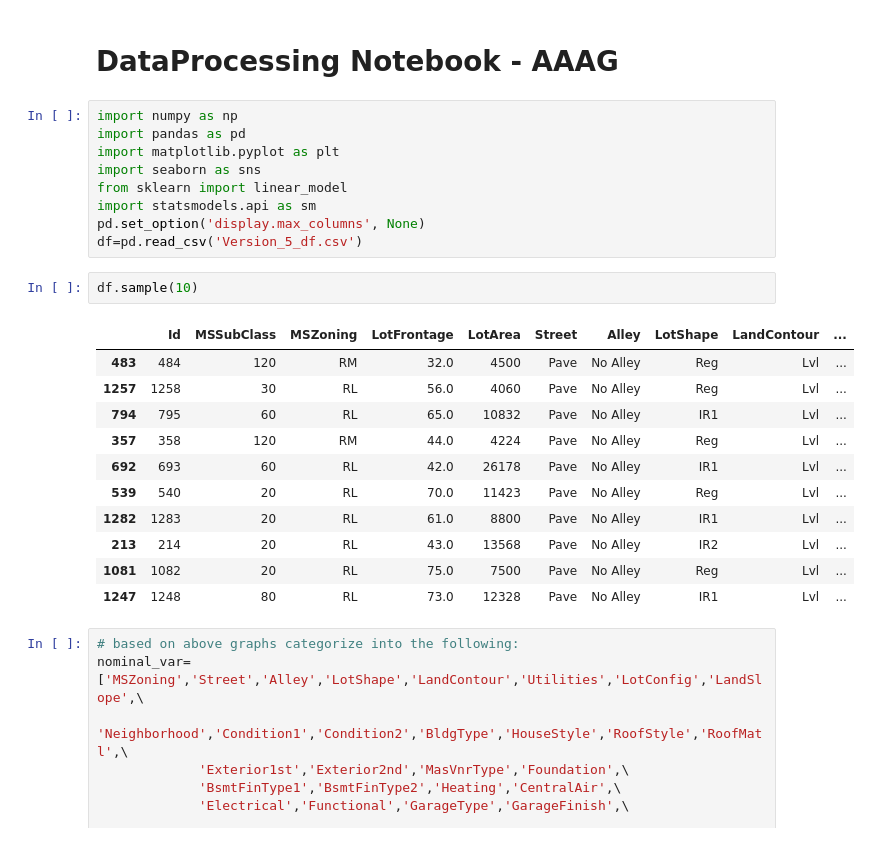
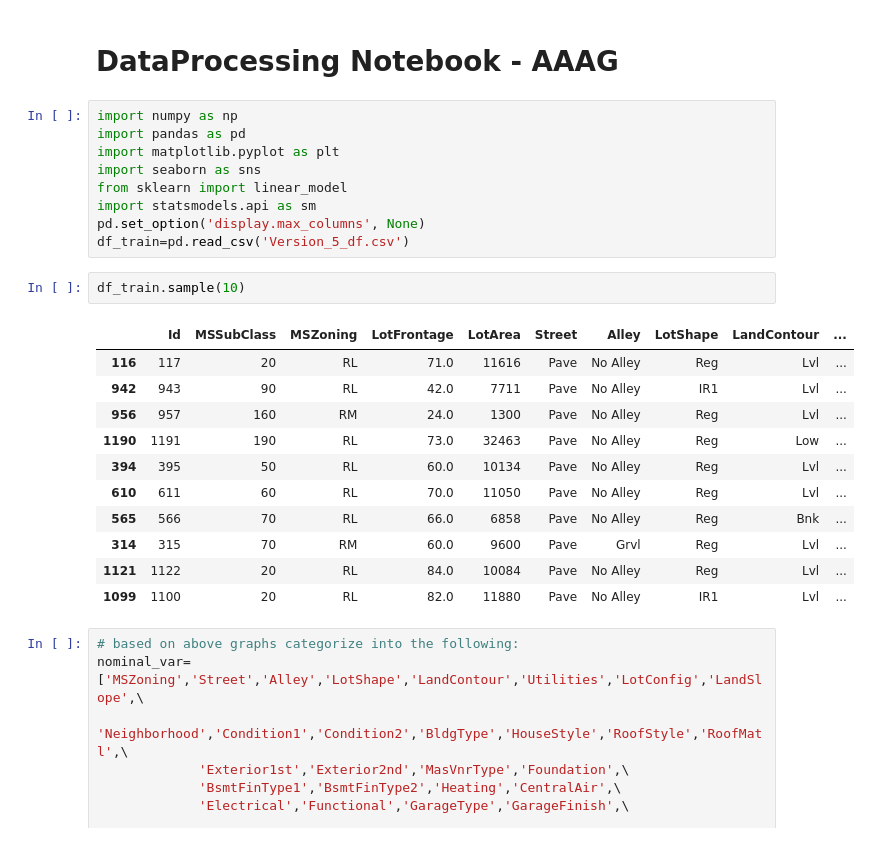
Before and after one commit to AronBerke/Kaggle_Housing_Project, a Jupyter notebook: Austin/DataProcessingFunctions.ipynb, the cells around one changed output. Cells and saved outputs as stored; diff of their text form.

```diff
--- a/Austin/DataProcessingFunctions.ipynb
+++ b/Austin/DataProcessingFunctions.ipynb
@@ -8,21 +8,21 @@ import seaborn as sns
 from sklearn import linear_model
 import statsmodels.api as sm
 pd.set_option('display.max_columns', None)
-df=pd.read_csv('Version_5_df.csv')
+df_train=pd.read_csv('Version_5_df.csv')
 # %%
-df.sample(10)
+df_train.sample(10)
 # %% [output]
 |  | Id | MSSubClass | MSZoning | LotFrontage | LotArea | Street | Alley | LotShape | LandContour | ... |
-| 483 | 484 | 120 | RM | 32.0 | 4500 | Pave | No Alley | Reg | Lvl | ... |
-| 1257 | 1258 | 30 | RL | 56.0 | 4060 | Pave | No Alley | Reg | Lvl | ... |
-| 794 | 795 | 60 | RL | 65.0 | 10832 | Pave | No Alley | IR1 | Lvl | ... |
-| 357 | 358 | 120 | RM | 44.0 | 4224 | Pave | No Alley | Reg | Lvl | ... |
-| 692 | 693 | 60 | RL | 42.0 | 26178 | Pave | No Alley | IR1 | Lvl | ... |
-| 539 | 540 | 20 | RL | 70.0 | 11423 | Pave | No Alley | Reg | Lvl | ... |
-| 1282 | 1283 | 20 | RL | 61.0 | 8800 | Pave | No Alley | IR1 | Lvl | ... |
-| 213 | 214 | 20 | RL | 43.0 | 13568 | Pave | No Alley | IR2 | Lvl | ... |
-| 1081 | 1082 | 20 | RL | 75.0 | 7500 | Pave | No Alley | Reg | Lvl | ... |
-| 1247 | 1248 | 80 | RL | 73.0 | 12328 | Pave | No Alley | IR1 | Lvl | ... |
+| 116 | 117 | 20 | RL | 71.0 | 11616 | Pave | No Alley | Reg | Lvl | ... |
+| 942 | 943 | 90 | RL | 42.0 | 7711 | Pave | No Alley | IR1 | Lvl | ... |
+| 956 | 957 | 160 | RM | 24.0 | 1300 | Pave | No Alley | Reg | Lvl | ... |
+| 1190 | 1191 | 190 | RL | 73.0 | 32463 | Pave | No Alley | Reg | Low | ... |
+| 394 | 395 | 50 | RL | 60.0 | 10134 | Pave | No Alley | Reg | Lvl | ... |
+| 610 | 611 | 60 | RL | 70.0 | 11050 | Pave | No Alley | Reg | Lvl | ... |
+| 565 | 566 | 70 | RL | 66.0 | 6858 | Pave | No Alley | Reg | Bnk | ... |
+| 314 | 315 | 70 | RM | 60.0 | 9600 | Pave | Grvl | Reg | Lvl | ... |
+| 1121 | 1122 | 20 | RL | 84.0 | 10084 | Pave | No Alley | Reg | Lvl | ... |
+| 1099 | 1100 | 20 | RL | 82.0 | 11880 | Pave | No Alley | IR1 | Lvl | ... |
 # %%
 # based on above graphs categorize into the following:
 nominal_var=['MSZoning','Street','Alley','LotShape','LandContour','Utilities','LotConfig','LandSlope',\
```
Also changed, not shown: parts of 10 cells of this notebook, 3 other files.
